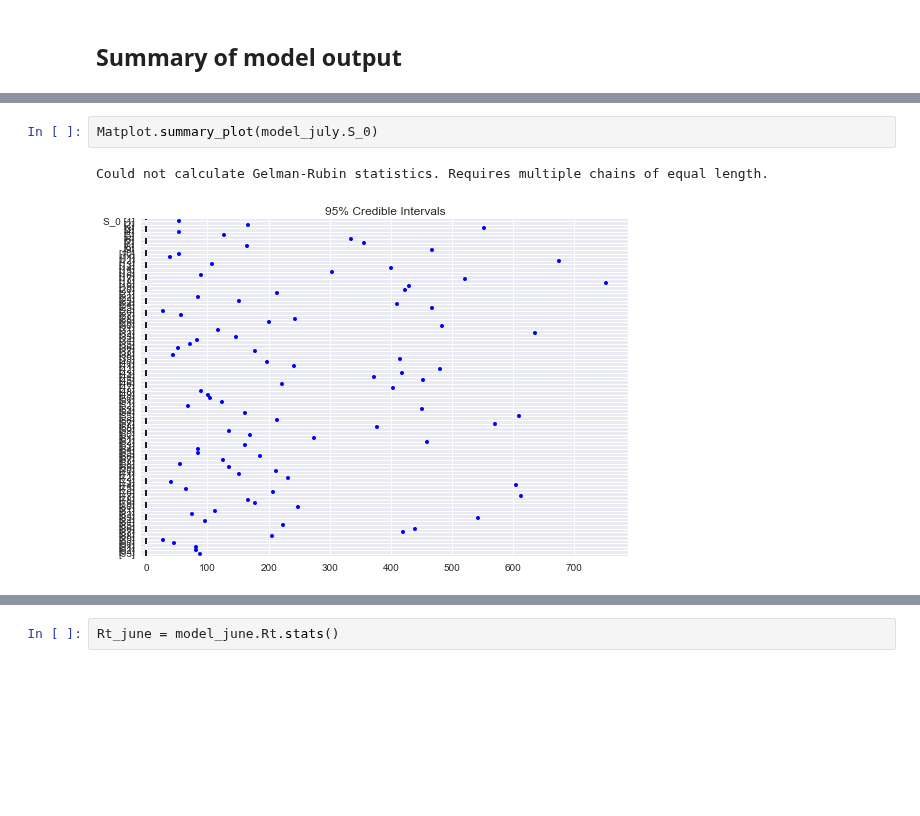
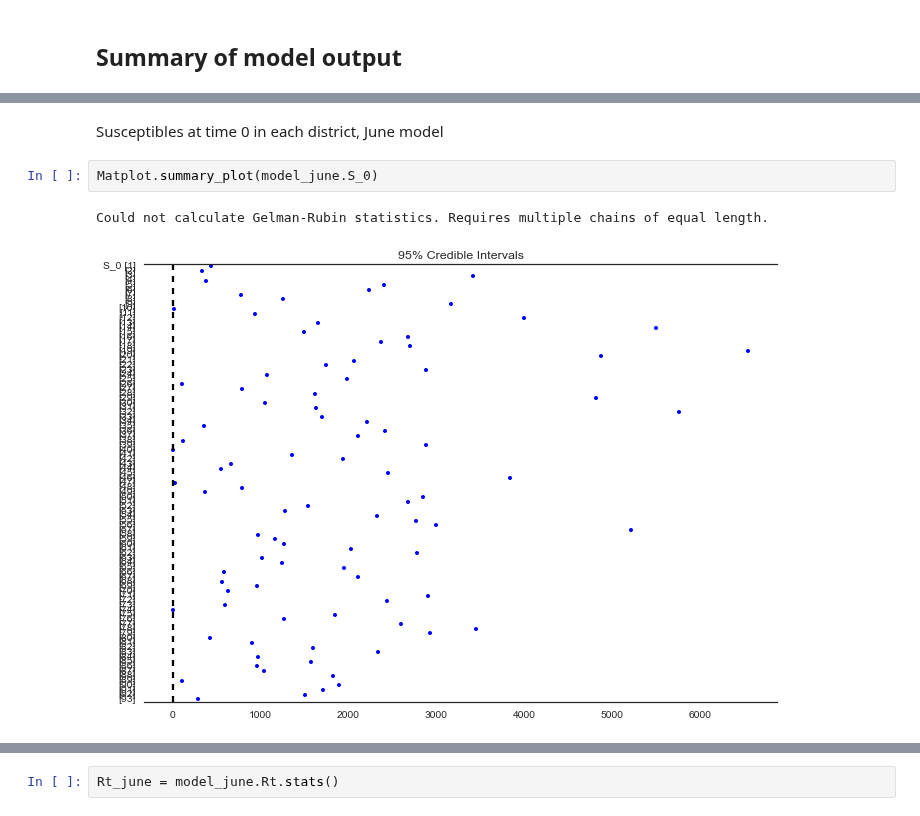
Before and after one commit to fonnesbeck/SaoPauloMeasles, a Jupyter notebook: Spatial Measles Model.ipynb, the cells around one changed output, grey strips where cells are left out. Saved outputs shown, nothing was run; the diff lists cells and outputs as text; blank space fills up the shorter version.

Commit message:
Updated model results

```diff
--- a/Spatial Measles Model.ipynb
+++ b/Spatial Measles Model.ipynb
@@ -864,5 +664,7 @@ p_susceptible:
+# %% [markdown]
+Susceptibles at time 0 in each district, June model
 # %%
-Matplot.summary_plot(model_july.S_0)
+Matplot.summary_plot(model_june.S_0)
 # %% [output]
 Could not calculate Gelman-Rubin statistics. Requires multiple chains of equal length.
-[figure, old version]
+[figure, new version]
```
Also changed, not shown: parts of 39 cells of this notebook.
